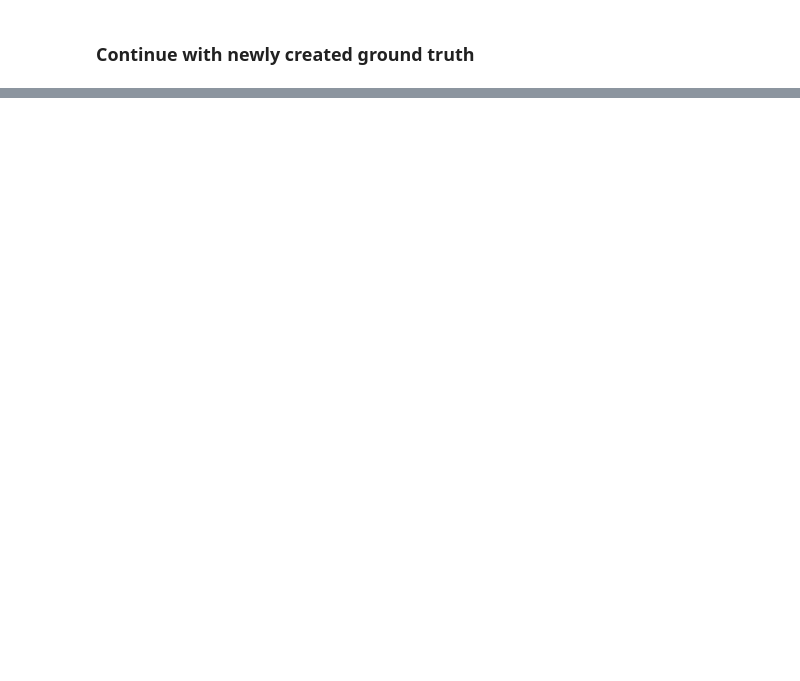
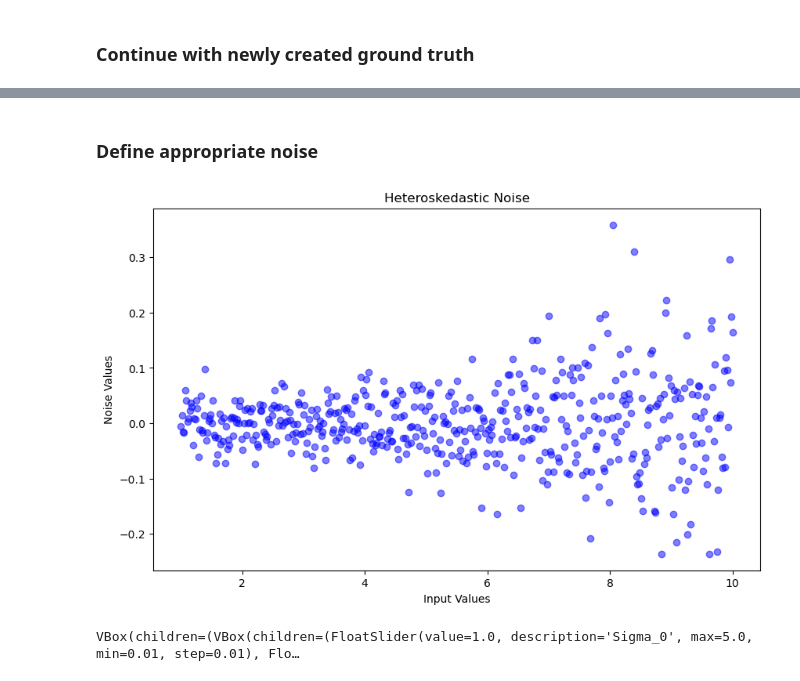
Before and after one commit to lhelleckes/BO_Empirical_Examples, a Jupyter notebook: cascade_example.ipynb, the cells around one changed output, grey strips where cells are left out. Saved outputs shown, nothing was run; the diff lists cells and outputs as text; code cells hidden in the pictures; blank space fills up the shorter version.

Commit message:
Set up noise model

```diff
--- a/cascade_example.ipynb
+++ b/cascade_example.ipynb
@@ -159,0 +164,72 @@ plt.plot(enzyme_truth(x, **selected_params))
+# %% [markdown]
+### Define appropriate noise
+# %%
+x_noise = np.linspace(1, 10, 500)
+
+# Generate heteroskedastic noise
+noise_values = heteroskedastic_noise(
+    x=x_noise,
+    sigma_0=0.03,
+    sigma_1=0.1,
+    max_noise=0.4,
+    )
+
+
+# Plot noise for x1
+plt.figure(figsize=(10, 6))
+plt.scatter(x_noise, noise_values, color="blue", alpha=0.5)
+plt.title("Heteroskedastic Noise")
+plt.xlabel("Input Values")
+plt.ylabel("Noise Values")
+plt.show()
+# %% [output]
+[figure, added]
+# %%
+def plot_noisy_samples(sigma_0, sigma_1, max_noise):
+    x = np.linspace(0, 90, 500)
+    y_noisy = generate_noisy_observations(x=x, truth_fn=enzyme_truth, noise_fn=heteroskedastic_noise, truth_params=selected_params,sigma_0=sigma_0, sigma_1=sigma_1, max_noise=max_noise)
+    y_true = enzyme_truth(x, **selected_params)
+    #noise = heteroskedastic_noise(x, sigma_0, sigma_1, max_noise)
+    #y_noisy = y_true + noise
+
+    plt.figure(figsize=(10, 6))
+    plt.plot(x, y_true, label="Enzyme Truth", color="blue", linewidth=2)
+    plt.scatter(x, y_noisy, color="orange", alpha=0.5,)
+    plt.xlabel("Enzyme Concentration")
+    plt.ylabel("Productivity")
+    plt.show()
+
+# Sliders for noise parameters
+sigma_0_slider = widgets.FloatSlider(
+    value=1, min=0.01, max=5, step=0.01, description="Sigma_0"
+)
+sigma_1_slider = widgets.FloatSlider(
+    value=3.2, min=0.01, max=5, step=0.01, description="Sigma_1"
+)
+max_noise_slider = widgets.FloatSlider(
+    value=4.5, min=0.1, max=5.0, step=0.05, description="Max Noise"
+)
+
+noise_sliders = {
+    "sigma_0": sigma_0_slider,
+    "sigma_1": sigma_1_slider,
+    "max_noise": max_noise_slider,
+}
+
+# Create interactive output
+controls = VBox([sigma_0_slider, sigma_1_slider, max_noise_slider])
+widget = interactive_output(
+    plot_noisy_samples,
+    {
+        "sigma_0": sigma_0_slider,
+        "sigma_1": sigma_1_slider,
+        "max_noise": max_noise_slider,
+    },
+)
+
+# Display the layout and widget
+display(VBox([controls, widget]))
+
+noise_params = get_slider_values(noise_sliders)
+# %% [output]
+VBox(children=(VBox(children=(FloatSlider(value=1.0, description='Sigma_0', max=5.0, min=0.01, step=0.01), Flo…
```
Also changed, not shown: parts of 2 cells of this notebook, 1 other file.
